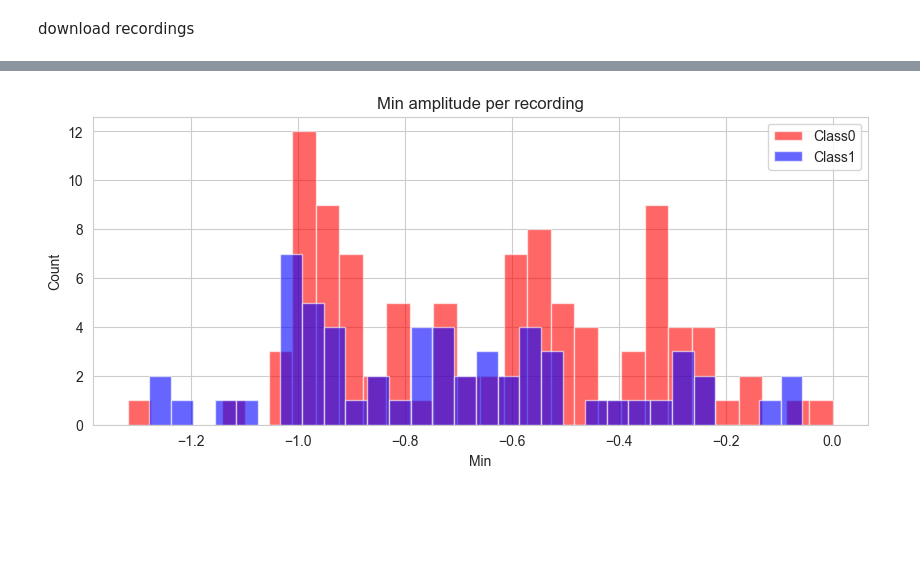
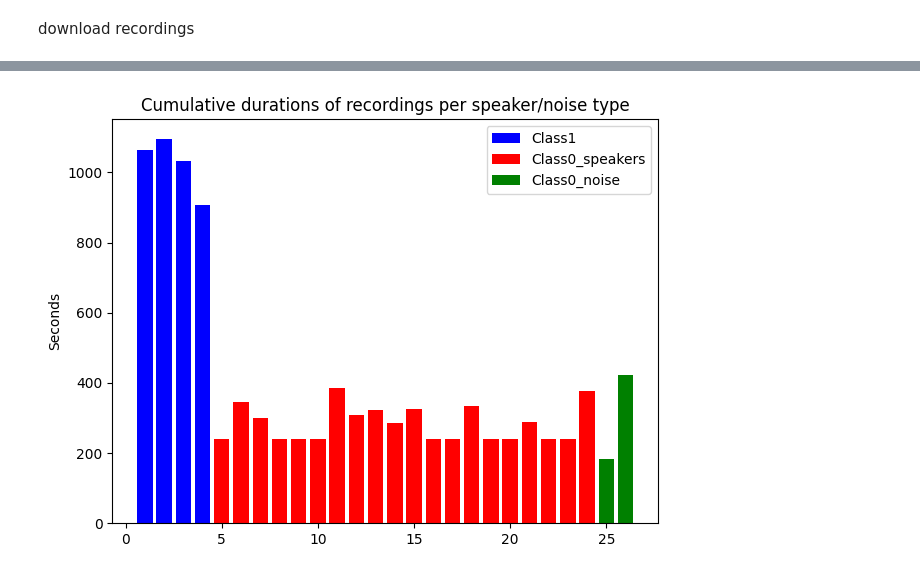
Before and after one commit to rybaks72/IML_Voice_Recognition, a Jupyter notebook: exploratory_data_analysis/raw_data_analysis.ipynb, the cells around one changed output, grey strips where cells are left out. Cells and saved outputs as stored; diff of their text form; code cells hidden in the pictures; blank space fills up the shorter version.

```diff
--- a/exploratory_data_analysis/raw_data_analysis.ipynb
+++ b/exploratory_data_analysis/raw_data_analysis.ipynb
@@ -374,11 +146,34 @@ plt.show()
-# %%
-plt.figure(figsize=(10,4))
-plt.hist([v["min"] for v in recording_class0_stats.values()], bins=30, alpha=0.6, color='red', label='Class0')
-plt.hist([v["min"] for v in recording_class1_stats.values()], bins=30, alpha=0.6, color='blue', label='Class1')
-plt.title("Min amplitude per recording")
-plt.xlabel("Min")
-plt.ylabel("Count")
-plt.legend()
-plt.show()
-# %% [output]
-[figure, removed]
+# %%
+#cumulative length of recordings per speaker in class1, per speaker in class0 and per noise type in class 0 type barplot
+plt.figure()
+
+num_sp_0 = len(speaker_lengths_class0)
+num_sp_1 = len(speaker_lengths_class1)
+num_noise_0 = len(noise_lengths_class0)
+
+plt.bar(range(1, 1+num_sp_1),
+        list(speaker_lengths_class1.values()),
+        color="blue",
+        label="Class1")
+
+plt.bar(range(1+num_sp_1, 1+num_sp_1+num_sp_0),
+        list(speaker_lengths_class0.values()),
+        color="red",
+        label="Class0_speakers")
+
+
+
+plt.bar(range(1+num_sp_1+num_sp_0, 1+num_sp_1+num_sp_0+num_noise_0),
+        list(noise_lengths_class0.values()),
+        color="green",
+        label="Class0_noise")
+
+
+
+plt.title("Cumulative durations of recordings per speaker/noise type")
+plt.ylabel("Seconds")
+plt.legend()
+plt.tight_layout()
+plt.show()
+# %% [output]
+[figure, added]
```
Also changed, not shown: parts of 40 cells of this notebook.
